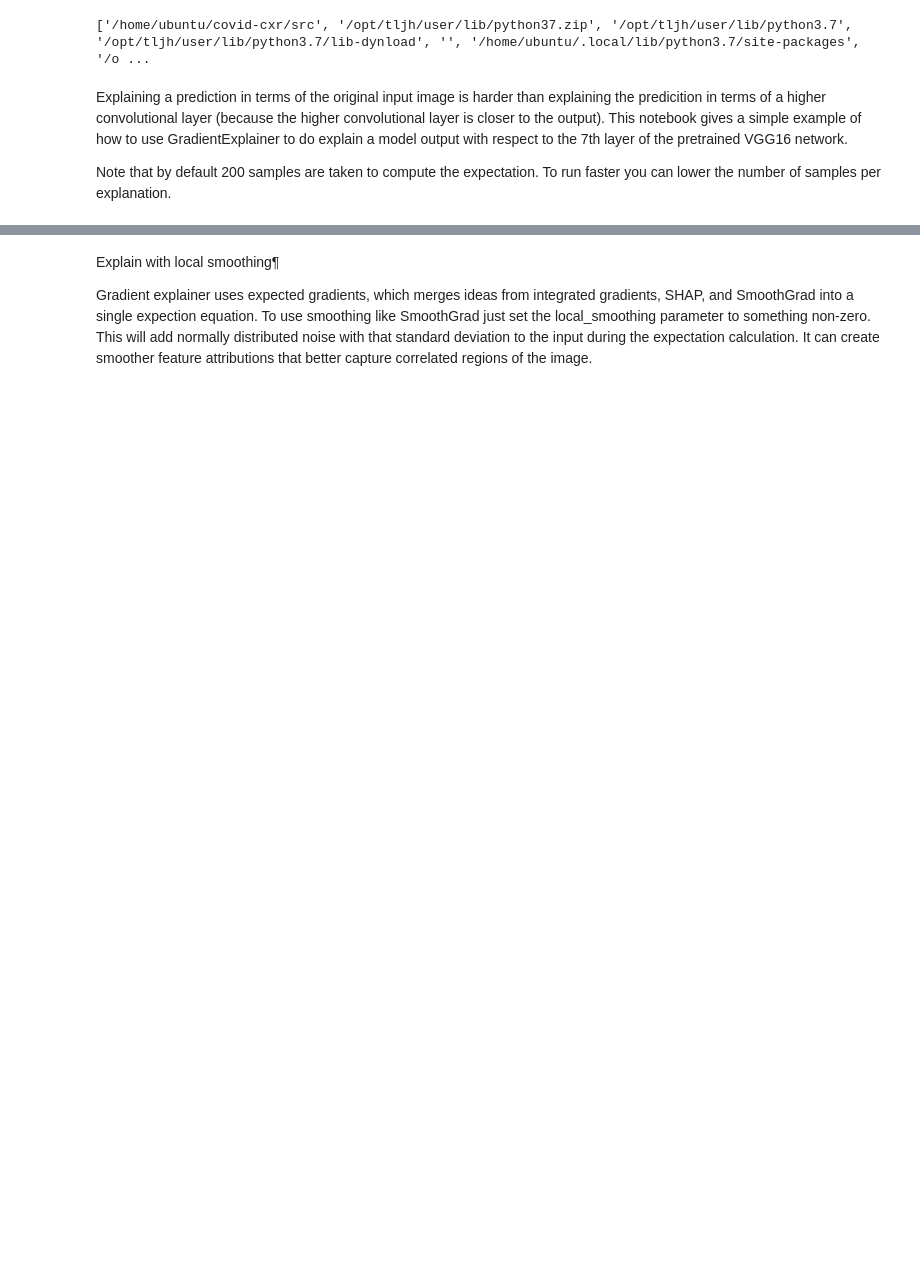
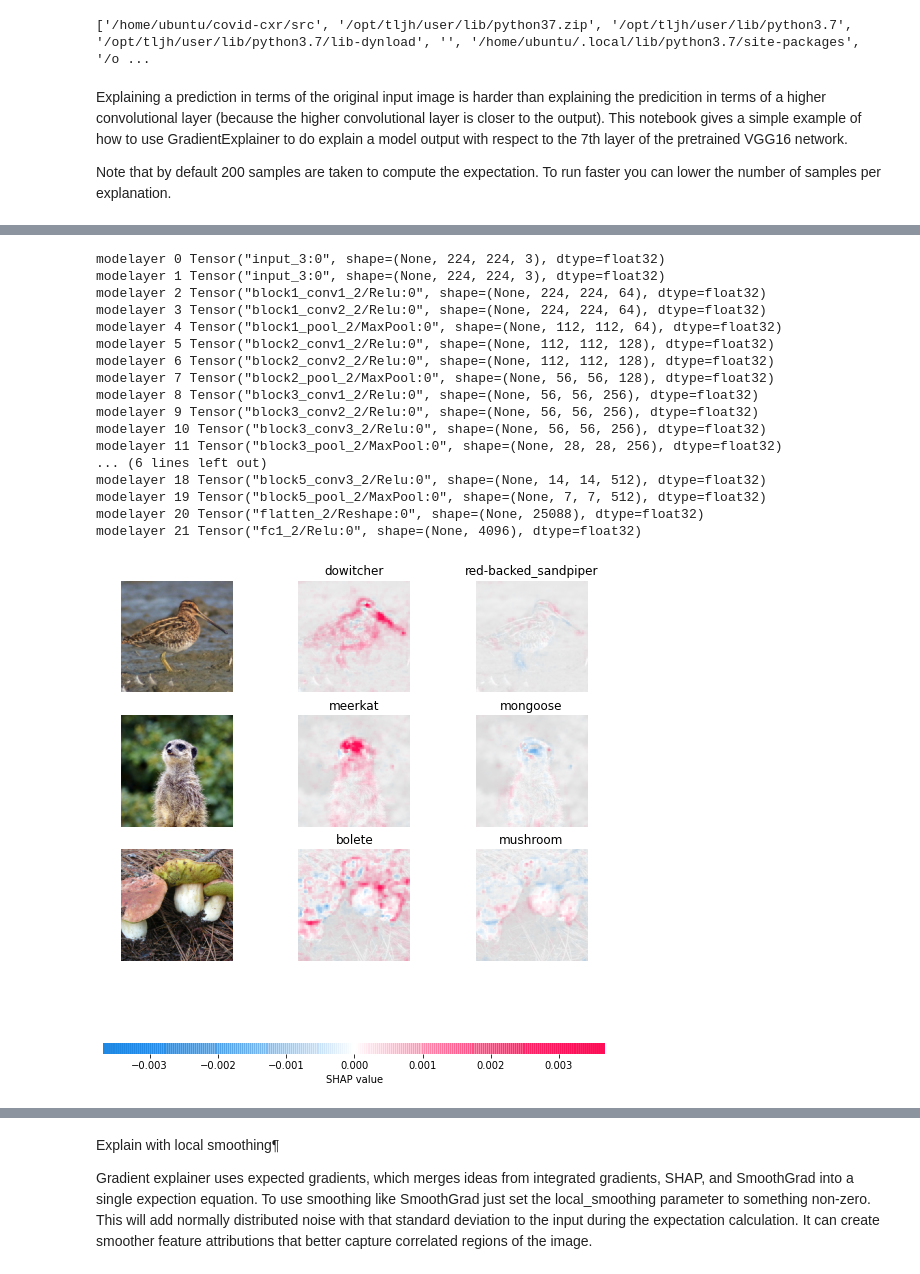
Before and after one commit to ayhkusa/covid-cxr, a Jupyter notebook: src/vgg16_shap.ipynb, the cells around one changed output, grey strips where cells are left out. Cells and saved outputs as stored; diff of their text form; code cells hidden in the pictures; blank space fills up the shorter version.

```diff
--- a/src/vgg16_shap.ipynb
+++ b/src/vgg16_shap.ipynb
@@ -114,0 +18,61 @@ TypeError: F1Score() got an unexpected keyword argument 'name'
+# %%
+from keras.applications.vgg16 import VGG16
+from keras.applications.vgg16 import preprocess_input, decode_predictions
+import numpy as np
+import shap
+# import keras.backend as K
+import tensorflow.compat.v1.keras.backend as K
+import tensorflow as tf
+tf.compat.v1.disable_eager_execution()
+import json
+
+# load pre-trained model and choose two images to explain
+model = VGG16(weights='imagenet', include_top=True)
+X,y = shap.datasets.imagenet50()    # don't care about y
+#print(X)
+#print(y)
+to_explain = X[[39,41,45]]
+
+# load the ImageNet class names
+url = "https://s3.amazonaws.com/deep-learning-models/image-models/imagenet_class_index.json"
+fname = shap.datasets.cache(url)
+with open(fname) as f:
+    class_names = json.load(f)
+
+# explain how the input to the 7th layer of the model explains the top two classes
+def map2layer(x, layer):
+    feed_dict = dict(zip([model.layers[0].input], [preprocess_input(x.copy())]))
+    return K.get_session().run(model.layers[layer].input, feed_dict)
+
+for i in range(22):
+    print("modelayer", i, model.layers[i].input)
+
+layer = 9
+
+e = shap.GradientExplainer((model.layers[layer].input, model.layers[-1].output), map2layer(preprocess_input(X.copy()), layer))
+shap_values,indexes = e.shap_values(map2layer(to_explain, layer), ranked_outputs=2)
+
+# get the names for the classes
+index_names = np.vectorize(lambda x: class_names[str(x)][1])(indexes)
+
+# plot the explanations
+shap.image_plot(shap_values, to_explain, index_names)
+# %% [output]
+modelayer 0 Tensor("input_3:0", shape=(None, 224, 224, 3), dtype=float32)
+modelayer 1 Tensor("input_3:0", shape=(None, 224, 224, 3), dtype=float32)
+modelayer 2 Tensor("block1_conv1_2/Relu:0", shape=(None, 224, 224, 64), dtype=float32)
+modelayer 3 Tensor("block1_conv2_2/Relu:0", shape=(None, 224, 224, 64), dtype=float32)
+modelayer 4 Tensor("block1_pool_2/MaxPool:0", shape=(None, 112, 112, 64), dtype=float32)
+modelayer 5 Tensor("block2_conv1_2/Relu:0", shape=(None, 112, 112, 128), dtype=float32)
+modelayer 6 Tensor("block2_conv2_2/Relu:0", shape=(None, 112, 112, 128), dtype=float32)
+modelayer 7 Tensor("block2_pool_2/MaxPool:0", shape=(None, 56, 56, 128), dtype=float32)
+modelayer 8 Tensor("block3_conv1_2/Relu:0", shape=(None, 56, 56, 256), dtype=float32)
+modelayer 9 Tensor("block3_conv2_2/Relu:0", shape=(None, 56, 56, 256), dtype=float32)
+modelayer 10 Tensor("block3_conv3_2/Relu:0", shape=(None, 56, 56, 256), dtype=float32)
+modelayer 11 Tensor("block3_pool_2/MaxPool:0", shape=(None, 28, 28, 256), dtype=float32)
+... (6 lines left out)
+modelayer 18 Tensor("block5_conv3_2/Relu:0", shape=(None, 14, 14, 512), dtype=float32)
+modelayer 19 Tensor("block5_pool_2/MaxPool:0", shape=(None, 7, 7, 512), dtype=float32)
+modelayer 20 Tensor("flatten_2/Reshape:0", shape=(None, 25088), dtype=float32)
+modelayer 21 Tensor("fc1_2/Relu:0", shape=(None, 4096), dtype=float32)
+[figure, added]
```
Also changed, not shown: parts of 7 cells of this notebook, 8 other files.
